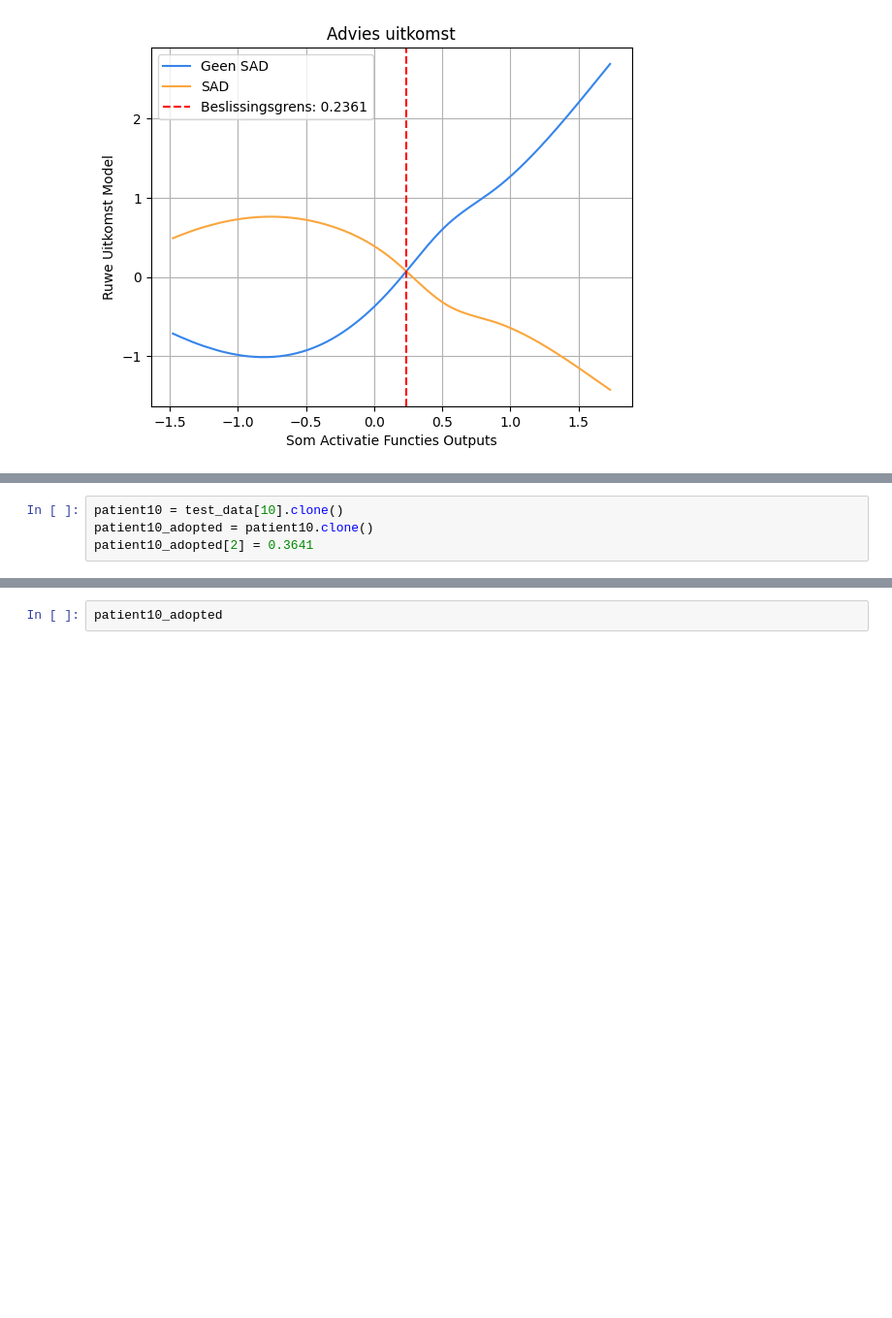
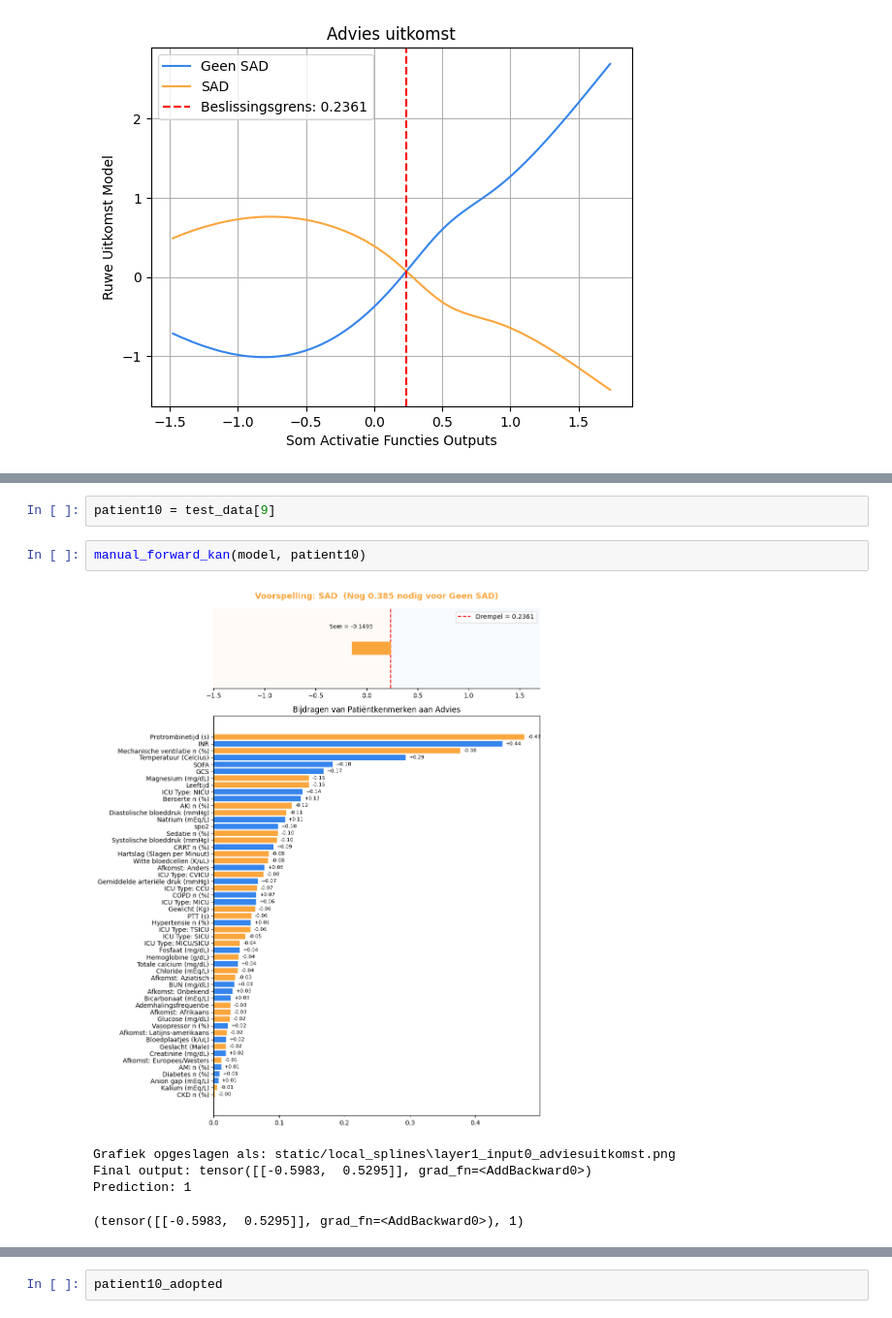
Before and after one commit to TaravMierlo/KAN, a Jupyter notebook: KAN_on_SAD.ipynb, the cells around one changed output, grey strips where cells are left out. Shown at 97% size. Drawn from its saved outputs; the diff is of its cells as text; blank space fills up the shorter version.

```diff
--- a/KAN_on_SAD.ipynb
+++ b/KAN_on_SAD.ipynb
@@ -1682,4 +1675,10 @@ Saved plot to static/cf_splines\layer0_input22_to_output0.png
-# %%
-patient10 = test_data[10].clone()
-patient10_adopted = patient10.clone()
-patient10_adopted[2] = 0.3641
+# %%
+patient10 = test_data[9]
+# %%
+manual_forward_kan(model, patient10)
+# %% [output]
+[figure, added]
+Grafiek opgeslagen als: static/local_splines\layer1_input0_adviesuitkomst.png
+Final output: tensor([[-0.5983,  0.5295]], grad_fn=<AddBackward0>)
+Prediction: 1
+(tensor([[-0.5983,  0.5295]], grad_fn=<AddBackward0>), 1)
```
Also changed, not shown: parts of 29 cells of this notebook, 3 other files.
